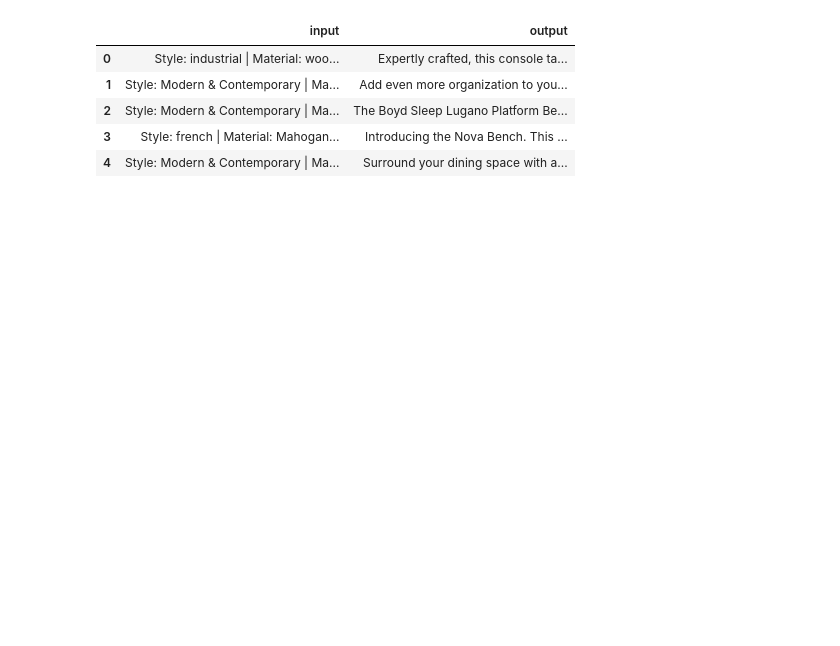
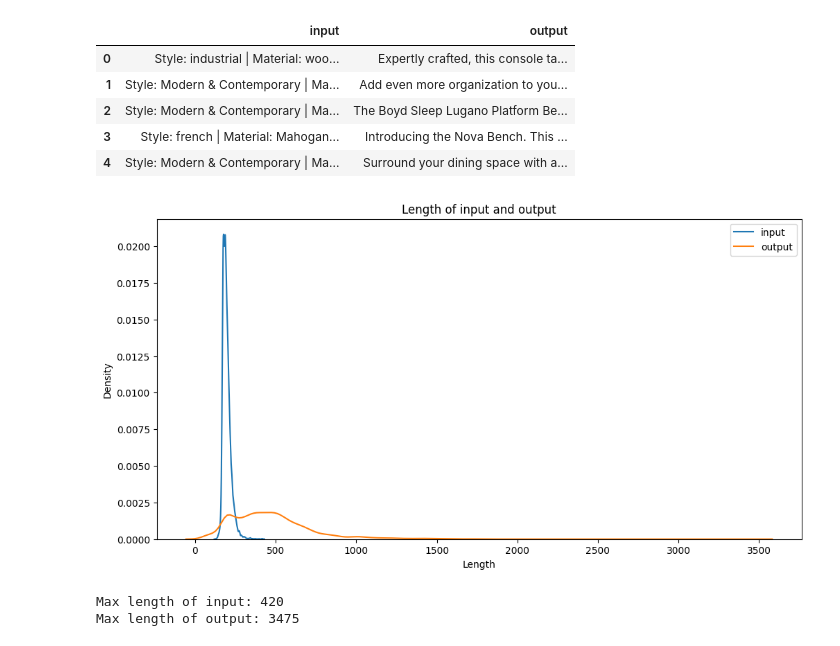
Before and after one commit to abdelhaqelamraoui/pfe_product_description_generation, a Jupyter notebook: data_preperation.ipynb, the cells around one changed output. Cells and saved outputs as stored; diff of their text form; code cells hidden in the pictures; blank space fills up the shorter version.

```diff
--- a/data_preperation.ipynb
+++ b/data_preperation.ipynb
@@ -37,3 +35,23 @@ df_out.head()
 | 2 | Style: Modern & Contemporary | Ma... | The Boyd Sleep Lugano Platform Be... |
 | 3 | Style: french | Material: Mahogan... | Introducing the Nova Bench. This ... |
 | 4 | Style: Modern & Contemporary | Ma... | Surround your dining space with a... |
+# %%
+# show the kde of length of input and output
+plt.figure(figsize=(12, 6))
+sns.kdeplot(df_out["input"].apply(lambda x: len(x)), label="input")
+sns.kdeplot(df_out["output"].apply(lambda x: len(x)), label="output")
+plt.legend()
+plt.title("Length of input and output")
+plt.xlabel("Length")
+plt.ylabel("Density")
+plt.show()
+# %% [output]
+[figure, added]
+# %%
+input_max_length = df_out["input"].apply(lambda x: len(x)).max()
+output_max_length = df_out["output"].apply(lambda x: len(x)).max()
+print(f"Max length of input: {input_max_length}")
+print(f"Max length of output: {output_max_length}")
+# %% [output]
+Max length of input: 420
+Max length of output: 3475
```
Also changed, not shown: parts of 4 cells of this notebook, 5 other files.
